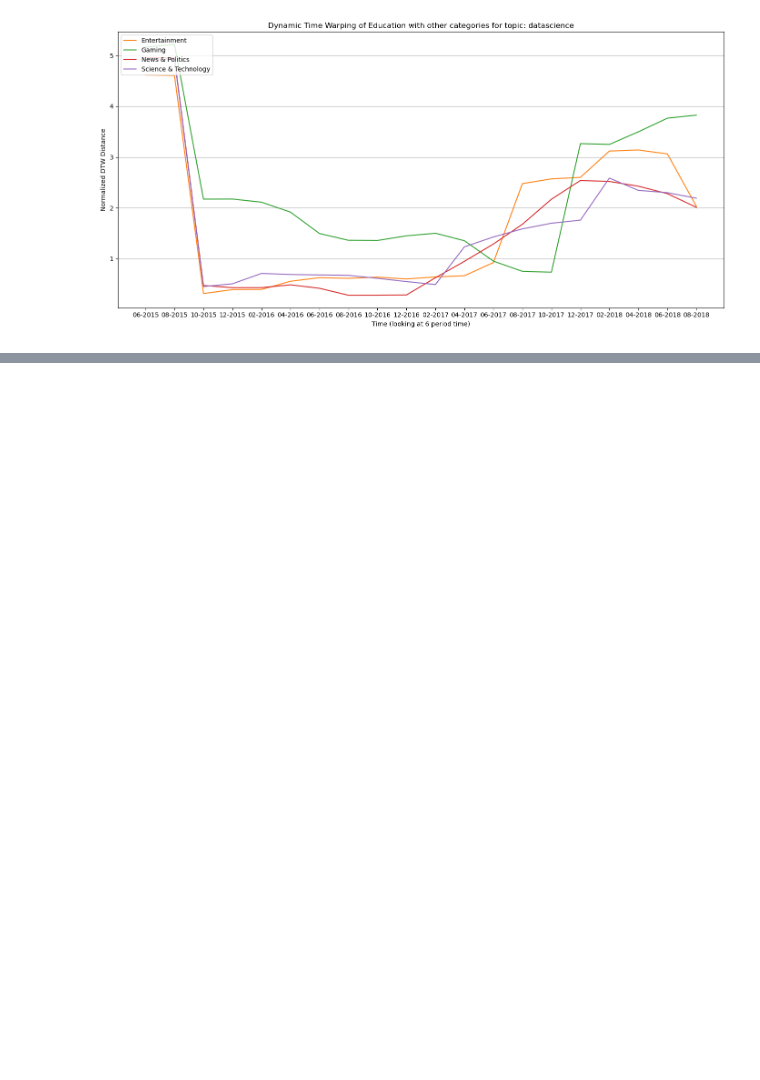
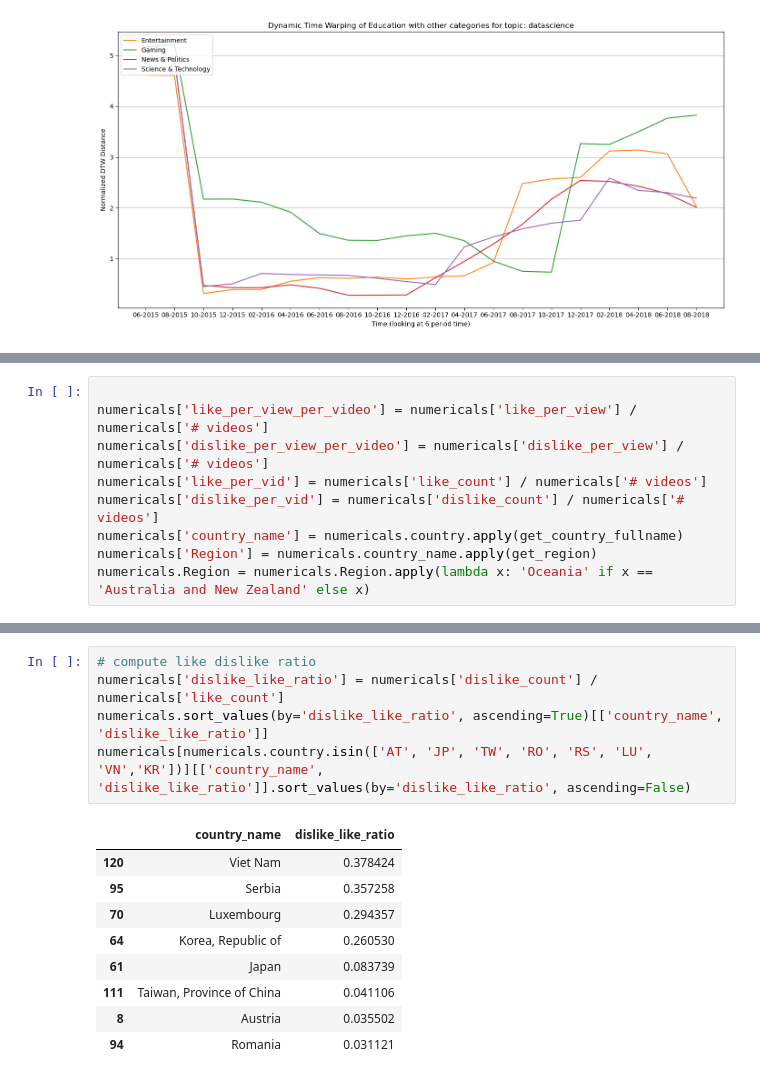
Before and after one commit to epfl-ada/ada-2024-project-sickada, a Jupyter notebook: results.ipynb, the cells around one changed output, grey strips where cells are left out. Drawn from its saved outputs; the diff is of its cells as text; blank space fills up the shorter version.

```diff
--- a/results.ipynb
+++ b/results.ipynb
@@ -1478,0 +1623,9 @@ for topic in topics:
+# %%
+
+numericals['like_per_view_per_video'] = numericals['like_per_view'] / numericals['# videos']
+numericals['dislike_per_view_per_video'] = numericals['dislike_per_view'] / numericals['# videos']
+numericals['like_per_vid'] = numericals['like_count'] / numericals['# videos']
+numericals['dislike_per_vid'] = numericals['dislike_count'] / numericals['# videos']
+numericals['country_name'] = numericals.country.apply(get_country_fullname)
+numericals['Region'] = numericals.country_name.apply(get_region)
+numericals.Region = numericals.Region.apply(lambda x: 'Oceania' if x == 'Australia and New Zealand' else x)
@@ -1478,0 +1682,15 @@ for topic in topics:
+# %%
+# compute like dislike ratio
+numericals['dislike_like_ratio'] = numericals['dislike_count'] / numericals['like_count']
+numericals.sort_values(by='dislike_like_ratio', ascending=True)[['country_name', 'dislike_like_ratio']]
+numericals[numericals.country.isin(['AT', 'JP', 'TW', 'RO', 'RS', 'LU', 'VN','KR'])][['country_name',  'dislike_like_ratio']].sort_values(by='dislike_like_ratio', ascending=False)
+# %% [output]
+|  | country_name | dislike_like_ratio |
+| 120 | Viet Nam | 0.378424 |
+| 95 | Serbia | 0.357258 |
+| 70 | Luxembourg | 0.294357 |
+| 64 | Korea, Republic of | 0.260530 |
+| 61 | Japan | 0.083739 |
+| 111 | Taiwan, Province of China | 0.041106 |
+| 8 | Austria | 0.035502 |
+| 94 | Romania | 0.031121 |
```
Also changed, not shown: parts of 11 cells of this notebook.
